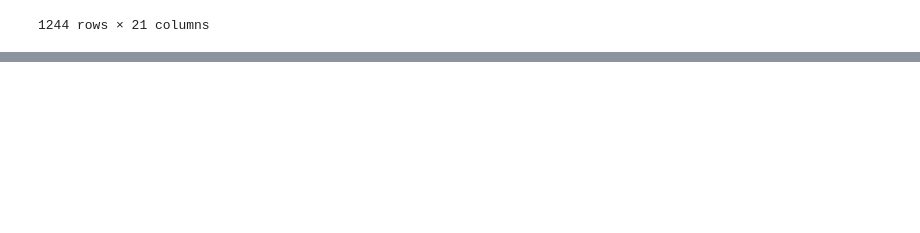
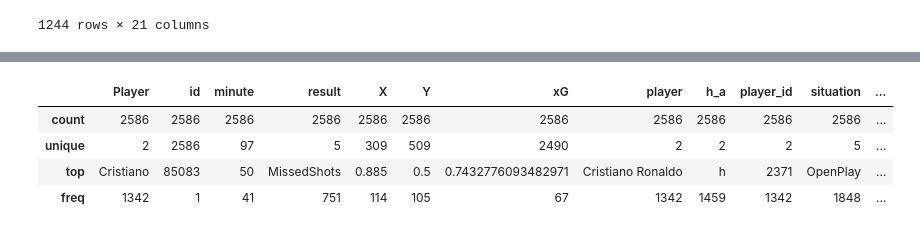
Before and after one commit to kaustavr19/Messi-vs-Ronaldo---An-Analytical-Debate, a Jupyter notebook: Messi_vs_Ronaldo_An_Analytical_Debate.ipynb, the cells around one changed output, grey strips where cells are left out. Saved outputs shown, nothing was run; the diff lists cells and outputs as text; code cells hidden in the pictures; blank space fills up the shorter version.

```diff
--- a/Messi_vs_Ronaldo_An_Analytical_Debate.ipynb
+++ b/Messi_vs_Ronaldo_An_Analytical_Debate.ipynb
@@ -144,0 +187,8 @@ messi_shots_df
+# %%
+shots_df.describe()
+# %% [output]
+|  | Player | id | minute | result | X | Y | xG | player | h_a | player_id | situation | ... |
+| count | 2586 | 2586 | 2586 | 2586 | 2586 | 2586 | 2586 | 2586 | 2586 | 2586 | 2586 | ... |
+| unique | 2 | 2586 | 97 | 5 | 309 | 509 | 2490 | 2 | 2 | 2 | 5 | ... |
+| top | Cristiano | 85083 | 50 | MissedShots | 0.885 | 0.5 | 0.7432776093482971 | Cristiano Ronaldo | h | 2371 | OpenPlay | ... |
+| freq | 1342 | 1 | 41 | 751 | 114 | 105 | 67 | 1342 | 1459 | 1342 | 1848 | ... |
```
Also changed, not shown: parts of 5 cells of this notebook.
